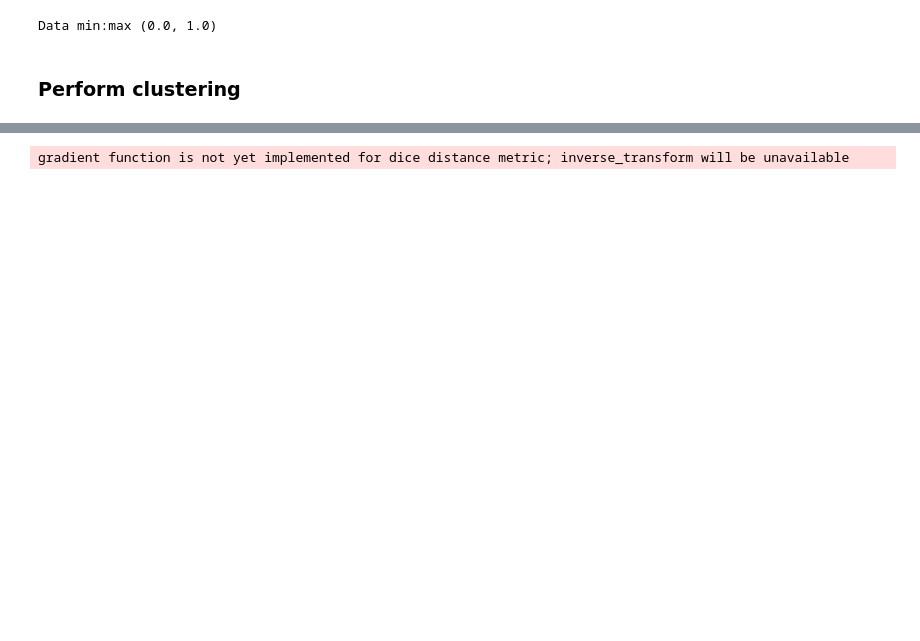
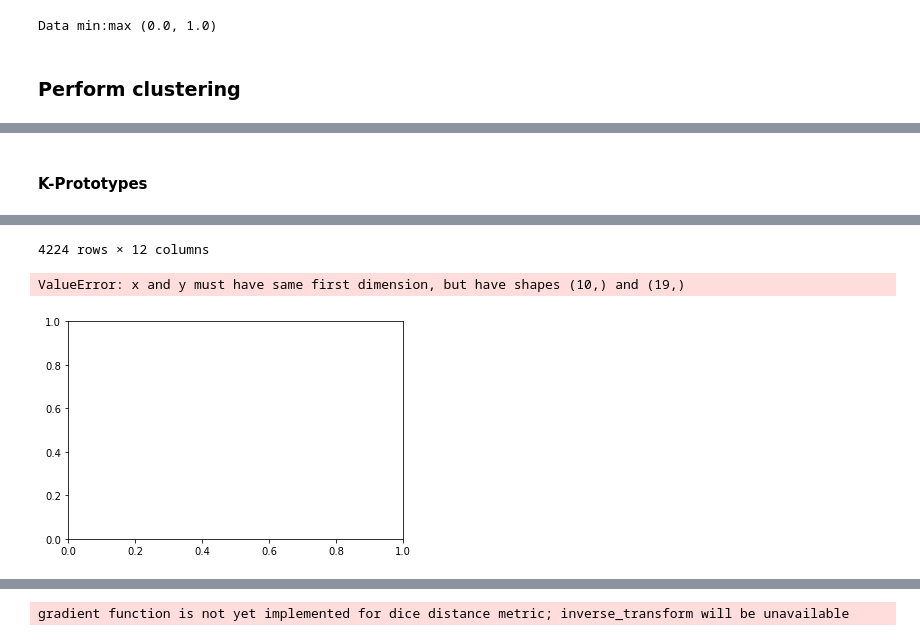
Before and after one commit to extrevaro/e-merlin, a Jupyter notebook: Clustering_analysis_of_reaction_sets.ipynb, the cells around one changed output, grey strips where cells are left out. Cells and saved outputs as stored; diff of their text form; code cells hidden in the pictures; blank space fills up the shorter version.

Commit message:
applied different clustering methods

```diff
--- a/Clustering_analysis_of_reaction_sets.ipynb
+++ b/Clustering_analysis_of_reaction_sets.ipynb
@@ -274,0 +277,19 @@ cluster_rxn_study_dict
+# %% [markdown]
+#### K-Prototypes
+# %%
+proto_df = merged_df.copy()
+for feature in numerical_features:
+    proto_df[feature] = final_df[feature]
+
+display(proto_df)
+
+#ELBOW ANALYSIS TO CHOOSE THE BEST NUMBER OF CLUSTERS
+# Initialize an empty list to store WCSS values
+wcss = []
+
+# Loop through a range of cluster numbers
+for i in range(1, 20):
+    kproto = KPrototypes(n_clusters=i, init='Cao')
+    kproto.fit_predict(proto_df, categorical=[0,3,4])
+    wcss.append(kproto.cost_)
+# %% [output]
@@ -274,0 +308,3 @@ cluster_rxn_study_dict
+4224 rows × 12 columns
+ValueError: x and y must have same first dimension, but have shapes (10,) and (19,)
+[figure, added]
```
Also changed, not shown: parts of 26 cells of this notebook.
